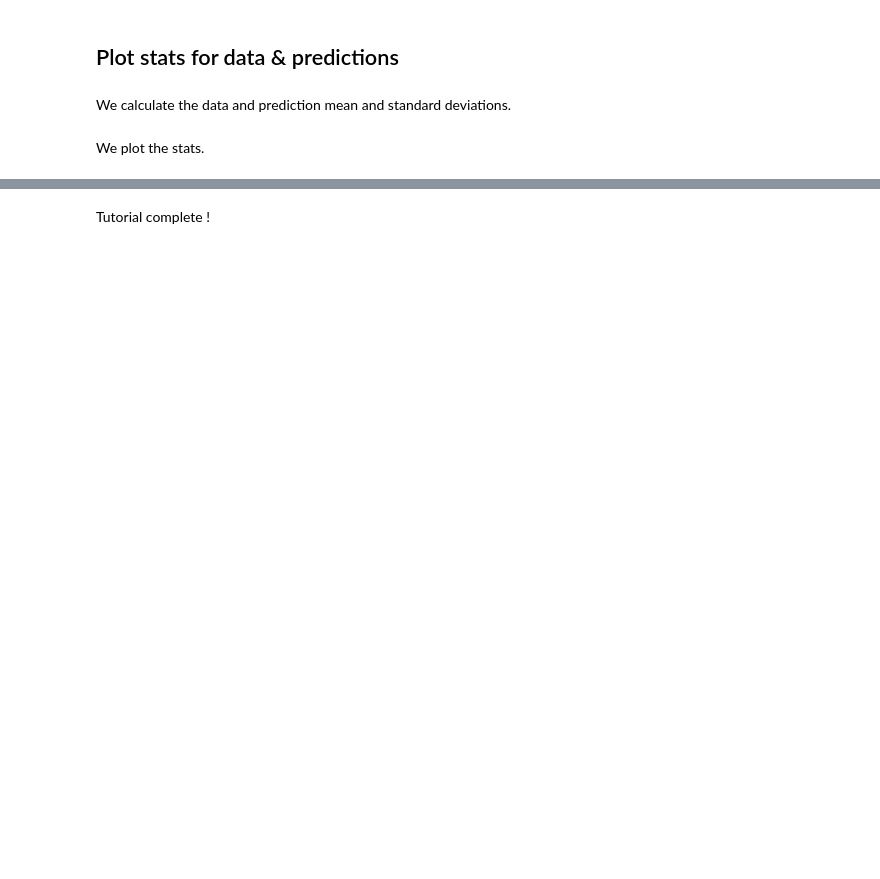
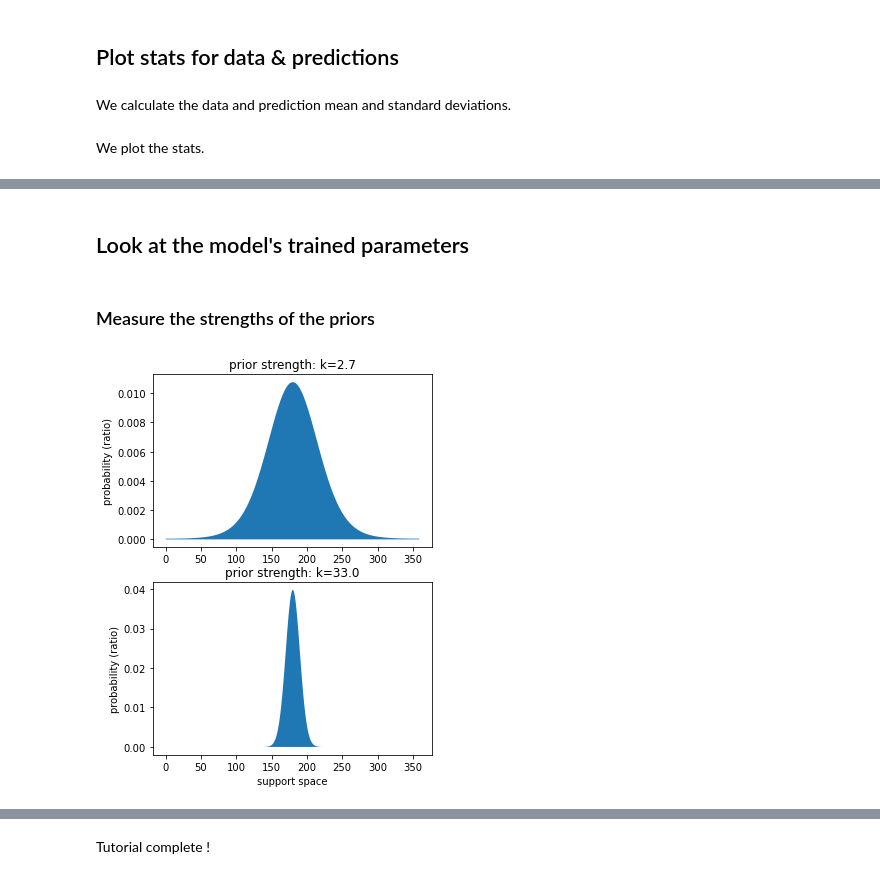
Before and after one commit to inference-org/bsfit, a Jupyter notebook: tutorials/standard_bayes/fit.ipynb, the cells around one changed output, grey strips where cells are left out. Cells and saved outputs as stored; diff of their text form; code cells hidden in the pictures; blank space fills up the shorter version.

Commit message:
plot model internal representations

```diff
--- a/tutorials/standard_bayes/fit.ipynb
+++ b/tutorials/standard_bayes/fit.ipynb
@@ -126,0 +150,26 @@ plot_mean(
+# %% [markdown]
+## Look at the model's trained parameters
+# %% [markdown]
+### Measure the strengths of the priors
+# %%
+# set support space and get strength
+prior_strengths = model.best_fit_p.tolist()[3:5]
+support_space = np.arange(0,360,1)
+n_strengths = len(prior_strengths)
+
+plt.figure(figsize=(5,7))
+for ix, k_p in enumerate(prior_strengths):
+
+    # set panel
+    plt.subplot(n_strengths,1,ix+1)
+
+    # plot prior
+    plot_von_mises(support_space, k_p)
+
+    # legend
+    plt.title(f"prior strength: k={k_p}")
+    plt.ylabel("probability (ratio)")
+    if ix == len(prior_strengths)-1:
+        plt.xlabel("support space")
+# %% [output]
+[figure, added]
```
Also changed, not shown: parts of 15 cells of this notebook.
